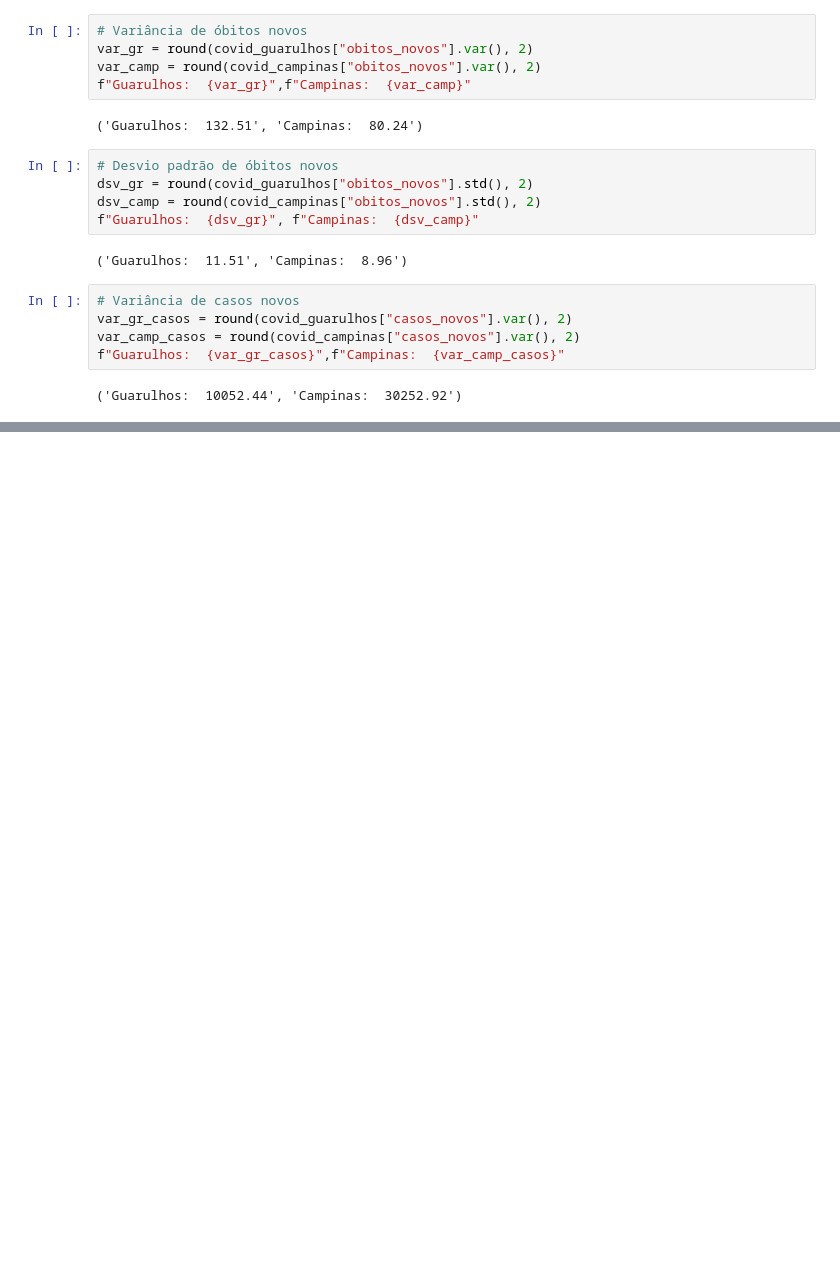
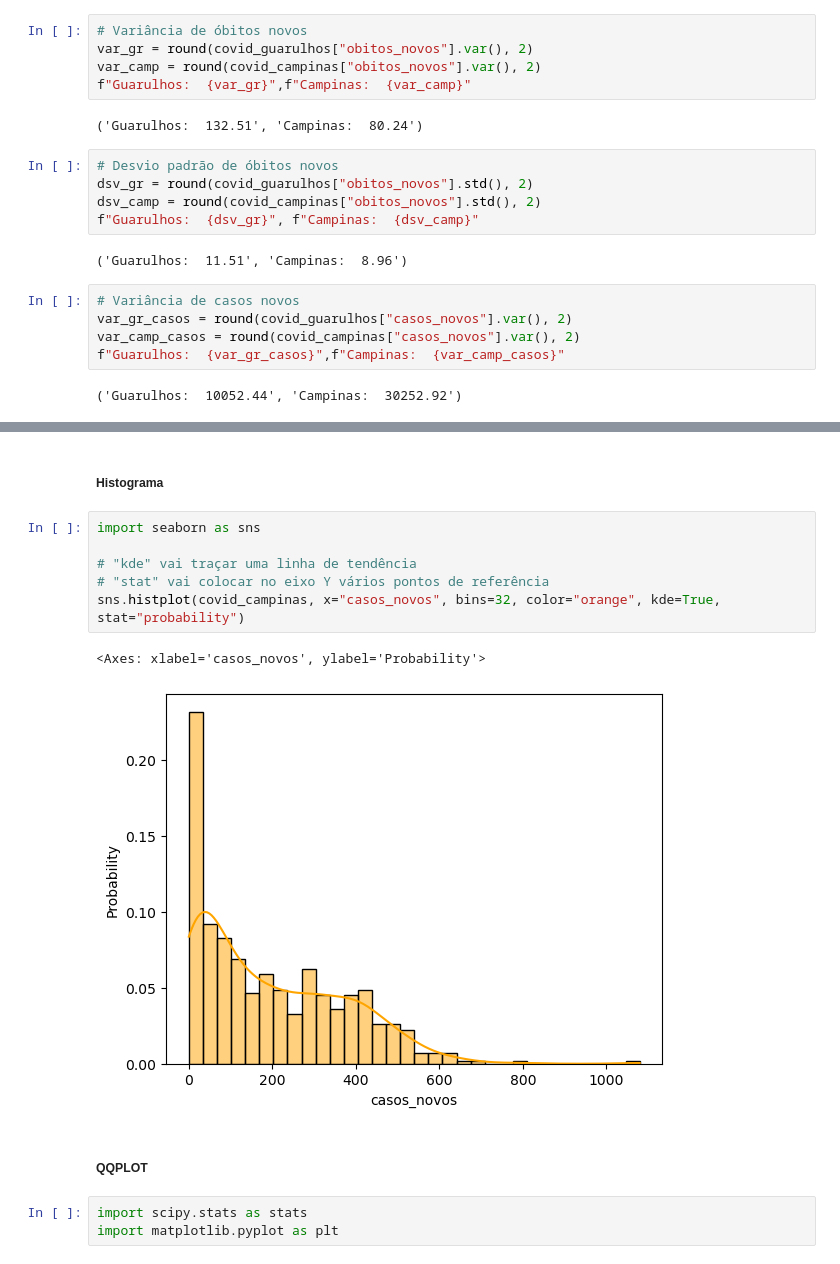
Before and after one commit to whoamidotcom/curso_analise_dados, a Jupyter notebook: analises-estatisticas/file.ipynb, the cells around one changed output, grey strips where cells are left out. Drawn from its saved outputs; the diff is of its cells as text; blank space fills up the shorter version.

```diff
--- a/analises-estatisticas/file.ipynb
+++ b/analises-estatisticas/file.ipynb
@@ -322,0 +355,16 @@ f"Guarulhos:  {dsv_gr_casos}", f"Campinas:  {dsv_camp_casos}"
+# %% [markdown]
+##### Histograma
+# %%
+import seaborn as sns
+
+# "kde" vai traçar uma linha de tendência
+# "stat" vai colocar no eixo Y vários pontos de referência
+sns.histplot(covid_campinas, x="casos_novos", bins=32, color="orange", kde=True, stat="probability")
+# %% [output]
+<Axes: xlabel='casos_novos', ylabel='Probability'>
+[figure, added]
+# %% [markdown]
+##### QQPLOT
+# %%
+import scipy.stats as stats
+import matplotlib.pyplot as plt
```
Also changed, not shown: parts of 15 cells of this notebook.
